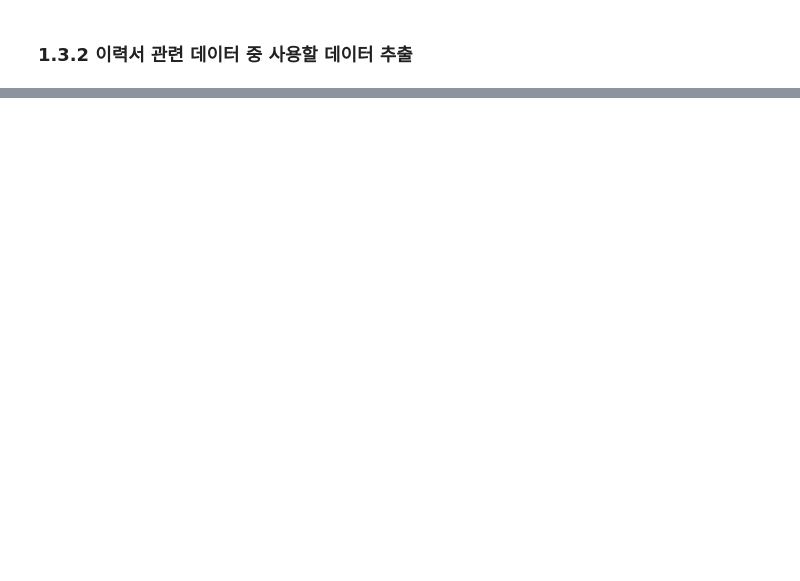
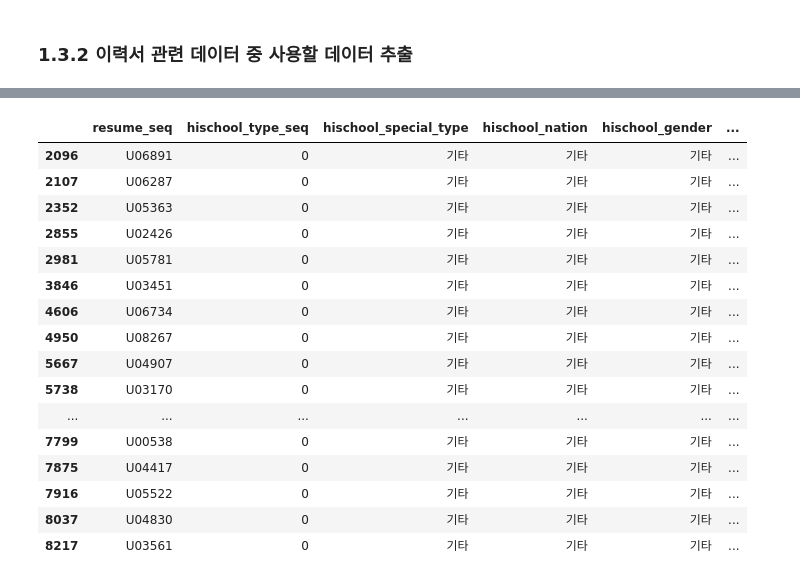
Before and after one commit to Kim-SeongSu/Dacon_Kookmin_University, a Jupyter notebook: kookmin_ai.ipynb, the cells around one changed output, grey strips where cells are left out. Drawn from its saved outputs; the diff is of its cells as text; code cells hidden in the pictures; blank space fills up the shorter version.

```diff
--- a/kookmin_ai.ipynb
+++ b/kookmin_ai.ipynb
@@ -381,0 +625,21 @@ display(company_data.value_counts(company_data.company_type_seq != 0))
+# %%
+display(resume_education_data[(resume_education_data.hischool_type_seq == 0) & (resume_education_data.univ_type_seq1 == 0) & (resume_education_data.univ_score == 0)])
+# resume_education_data[resume_education_data.univ_sub_major == 'NaN']
+# %% [output]
+|  | resume_seq | hischool_type_seq | hischool_special_type | hischool_nation | hischool_gender | ... |
+| 2096 | U06891 | 0 | 기타 | 기타 | 기타 | ... |
+| 2107 | U06287 | 0 | 기타 | 기타 | 기타 | ... |
+| 2352 | U05363 | 0 | 기타 | 기타 | 기타 | ... |
+| 2855 | U02426 | 0 | 기타 | 기타 | 기타 | ... |
+| 2981 | U05781 | 0 | 기타 | 기타 | 기타 | ... |
+| 3846 | U03451 | 0 | 기타 | 기타 | 기타 | ... |
+| 4606 | U06734 | 0 | 기타 | 기타 | 기타 | ... |
+| 4950 | U08267 | 0 | 기타 | 기타 | 기타 | ... |
+| 5667 | U04907 | 0 | 기타 | 기타 | 기타 | ... |
+| 5738 | U03170 | 0 | 기타 | 기타 | 기타 | ... |
+| ... | ... | ... | ... | ... | ... | ... |
+| 7799 | U00538 | 0 | 기타 | 기타 | 기타 | ... |
+| 7875 | U04417 | 0 | 기타 | 기타 | 기타 | ... |
+| 7916 | U05522 | 0 | 기타 | 기타 | 기타 | ... |
+| 8037 | U04830 | 0 | 기타 | 기타 | 기타 | ... |
+| 8217 | U03561 | 0 | 기타 | 기타 | 기타 | ... |
```
Also changed, not shown: parts of 41 cells of this notebook.
